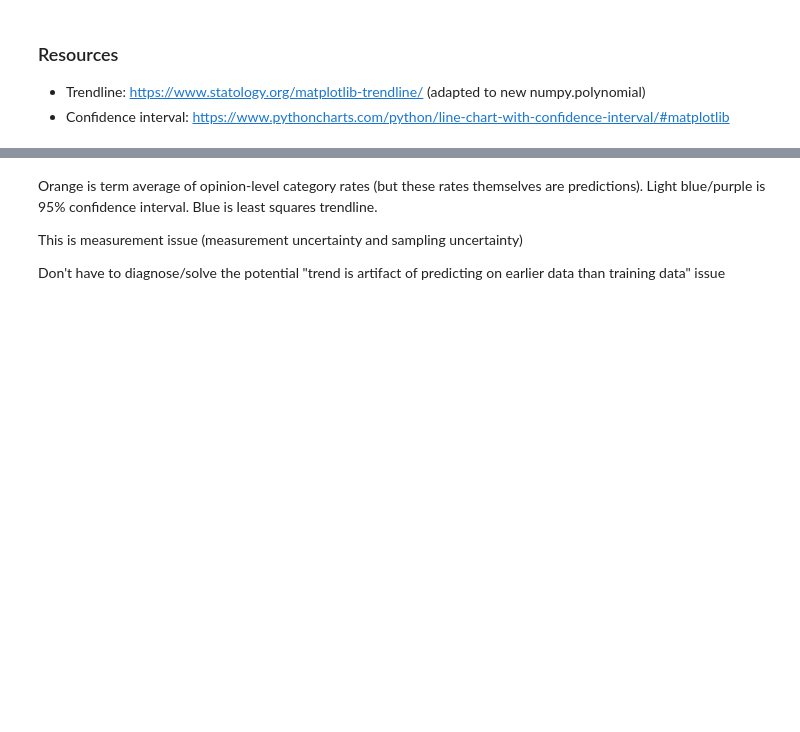
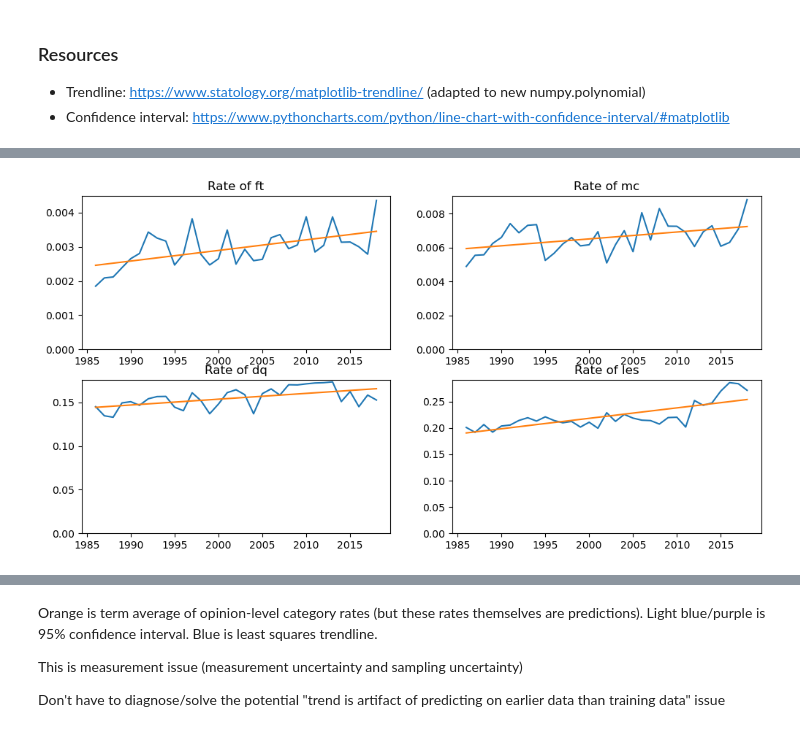
Before and after one commit to mkranzlein/scotus-metalang, a Jupyter notebook: scripts/notebooks/prediction_analysis.ipynb, the cells around one changed output, grey strips where cells are left out. Drawn from its saved outputs; the diff is of its cells as text; code cells hidden in the pictures; blank space fills up the shorter version.

Commit message:
Working on figure cleanup

```diff
--- a/scripts/notebooks/prediction_analysis.ipynb
+++ b/scripts/notebooks/prediction_analysis.ipynb
@@ -147,0 +140,19 @@ from numpy.polynomial import polynomial
+# %%
+for opinion_path in Path(f"{data_path}/cap/known_authors/{author}").glob("*.json"):
+        with open(opinion_path, "r") as f:
+            case = json.load(f)
+            term = case["term"]
+            opinion_type = case["type"]
+
+        docket_number = case["docket"]
+        filename = opinion_path.stem + ".txt"
+        prediction_path = Path(f"{data_path}/predictions", model_name, author, filename)
+# %%
+op_paths_to_pred_paths = {}
+for author in authors.ORDERED_JUSTICES:
+    for opinion_path in Path(f"{data_path}/cap/known_authors/{author}").glob("*.json"):
+        filename = opinion_path.stem + ".txt"
+        prediction_path = Path(f"{data_path}/predictions", model_name, author, filename)
+        op_paths_to_pred_paths[opinion_path] = prediction_path
+df = prediction_graphing.load_data(op_paths_to_pred_paths)
+df.head()
@@ -172,0 +195,5 @@ def plot_rates_with_ci(df, category):
+# %%
+fig = prediction_graphing.plot_frequency_line_all_cats(df)
+fig.savefig("figures/line_graphs_with_trends.pdf", bbox_inches="tight")
+# %% [output]
+[figure, added]
```
Also changed, not shown: parts of 13 cells of this notebook, 3 other files.
